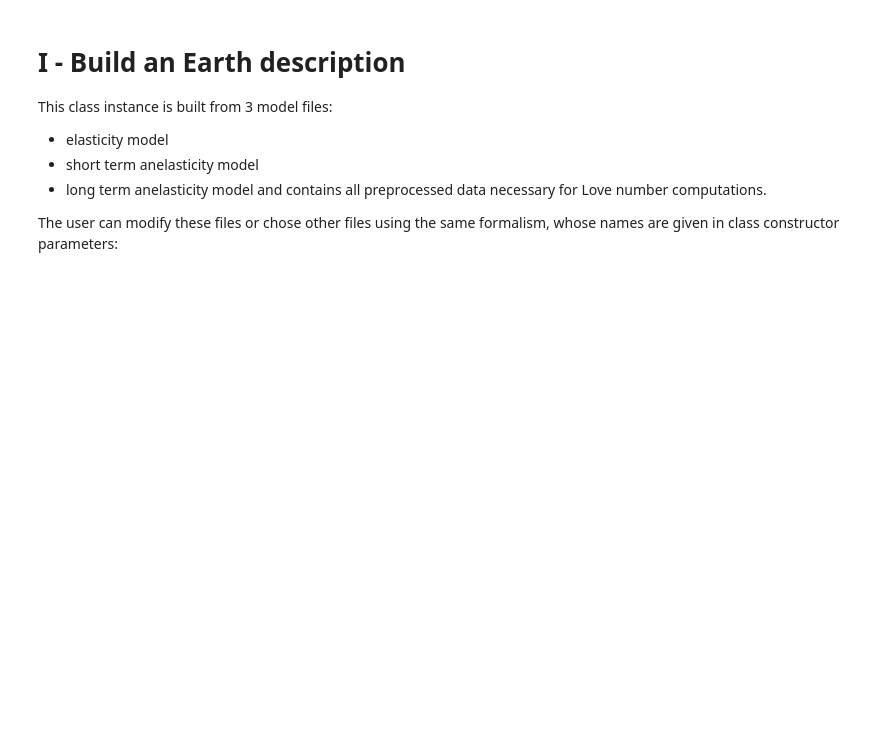
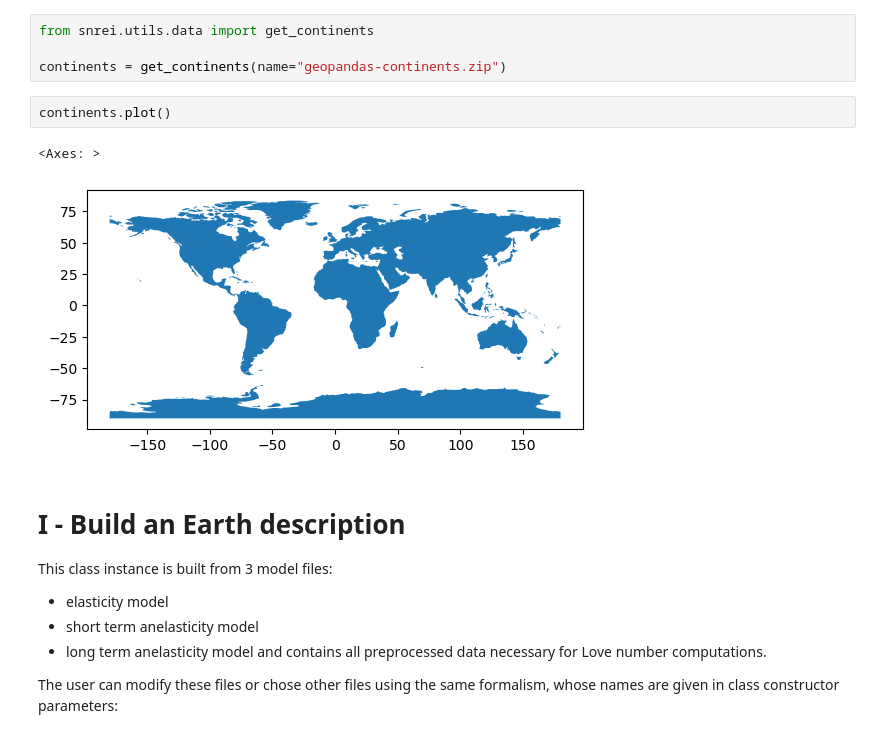
Before and after one commit to maxime-rousselet-cnes/SNREI, a Jupyter notebook: Love_numbers_main_tutorial.ipynb, the cells around one changed output. Saved outputs shown, nothing was run; the diff lists cells and outputs as text; blank space fills up the shorter version.

Commit message:
geopandas fixing

```diff
--- a/Love_numbers_main_tutorial.ipynb
+++ b/Love_numbers_main_tutorial.ipynb
@@ -1,3 +1,12 @@
+# %%
+from snrei.utils.data import get_continents
+
+continents = get_continents(name="geopandas-continents.zip")
+# %%
+continents.plot()
+# %% [output]
+<Axes: >
+[figure, added]
 # %% [markdown]
 # I - Build an Earth description
 This class instance is built from 3 model files:
```
Also changed, not shown: 18 other files.
